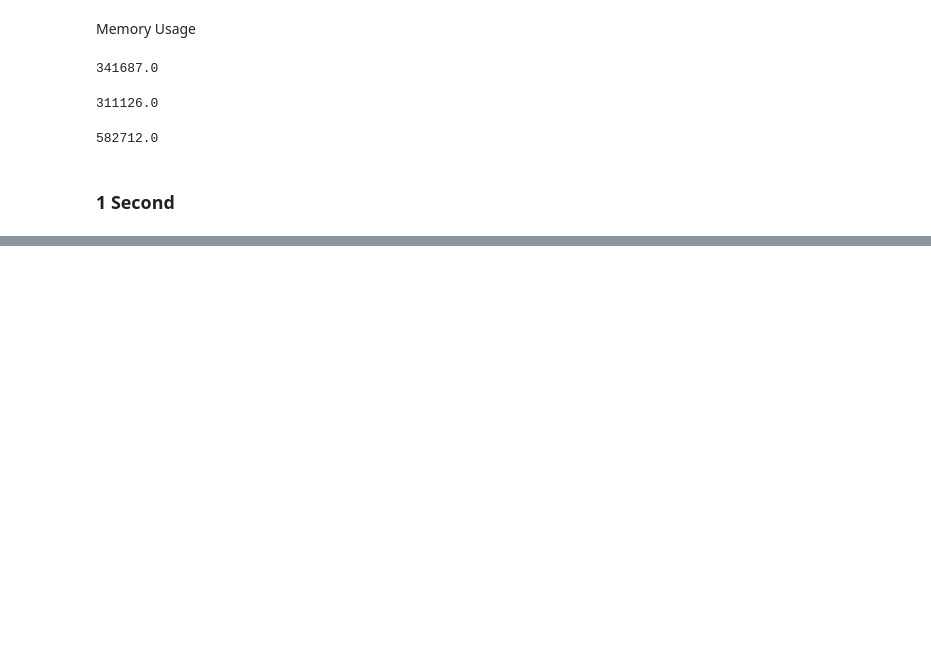
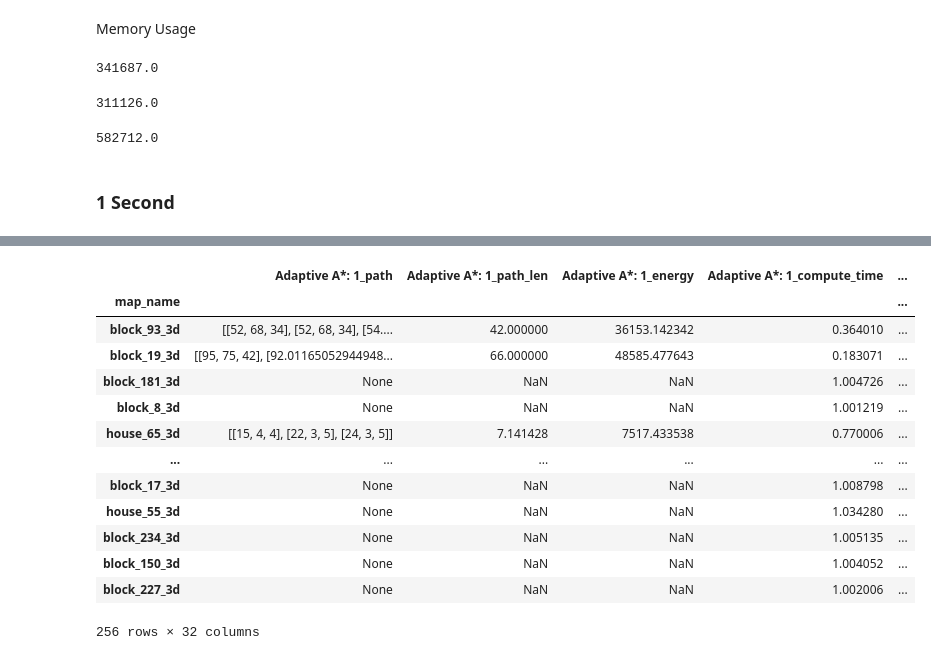
Before and after one commit to cameronstackhouse/PathPlanning, a Jupyter notebook: src/Evaluation/3D-results/analysis.ipynb, the cells around one changed output, grey strips where cells are left out. Cells and saved outputs as stored; diff of their text form; code cells hidden in the pictures; blank space fills up the shorter version.

```diff
--- a/src/Evaluation/3D-results/analysis.ipynb
+++ b/src/Evaluation/3D-results/analysis.ipynb
@@ -221,0 +266,24 @@ srrt_edge_memory.median()
+# %%
+check_col = "SRRT-Edge: 1_path"
+check_col2 = "RRT-Edge: 1_path"
+check_col3 = "Informed RRT*: 1_path"
+
+columns = [check_col, check_col2, check_col3]
+
+filtered_sampling_based_one = one_second_final_df.dropna(subset=columns)
+filtered_sampling_based_one
+# %% [output]
+|  | Adaptive A*: 1_path | Adaptive A*: 1_path_len | Adaptive A*: 1_energy | Adaptive A*: 1_compute_time | ... |
+| map_name |  |  |  |  | ... |
+| block_93_3d | [[52, 68, 34], [52, 68, 34], [54.... | 42.000000 | 36153.142342 | 0.364010 | ... |
+| block_19_3d | [[95, 75, 42], [92.01165052944948... | 66.000000 | 48585.477643 | 0.183071 | ... |
+| block_181_3d | None | NaN | NaN | 1.004726 | ... |
+| block_8_3d | None | NaN | NaN | 1.001219 | ... |
+| house_65_3d | [[15, 4, 4], [22, 3, 5], [24, 3, 5]] | 7.141428 | 7517.433538 | 0.770006 | ... |
+| ... | ... | ... | ... | ... | ... |
+| block_17_3d | None | NaN | NaN | 1.008798 | ... |
+| house_55_3d | None | NaN | NaN | 1.034280 | ... |
+| block_234_3d | None | NaN | NaN | 1.005135 | ... |
+| block_150_3d | None | NaN | NaN | 1.004052 | ... |
+| block_227_3d | None | NaN | NaN | 1.002006 | ... |
+256 rows × 32 columns
```
Also changed, not shown: parts of 16 cells of this notebook, 7 other files.
